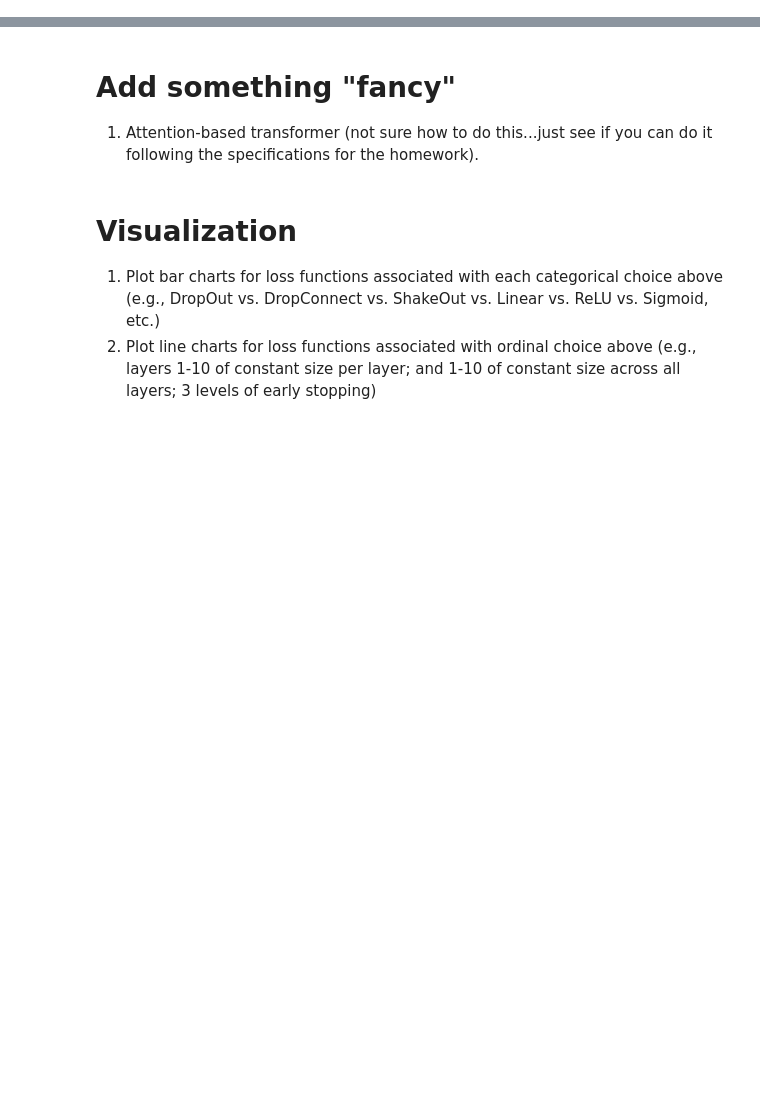
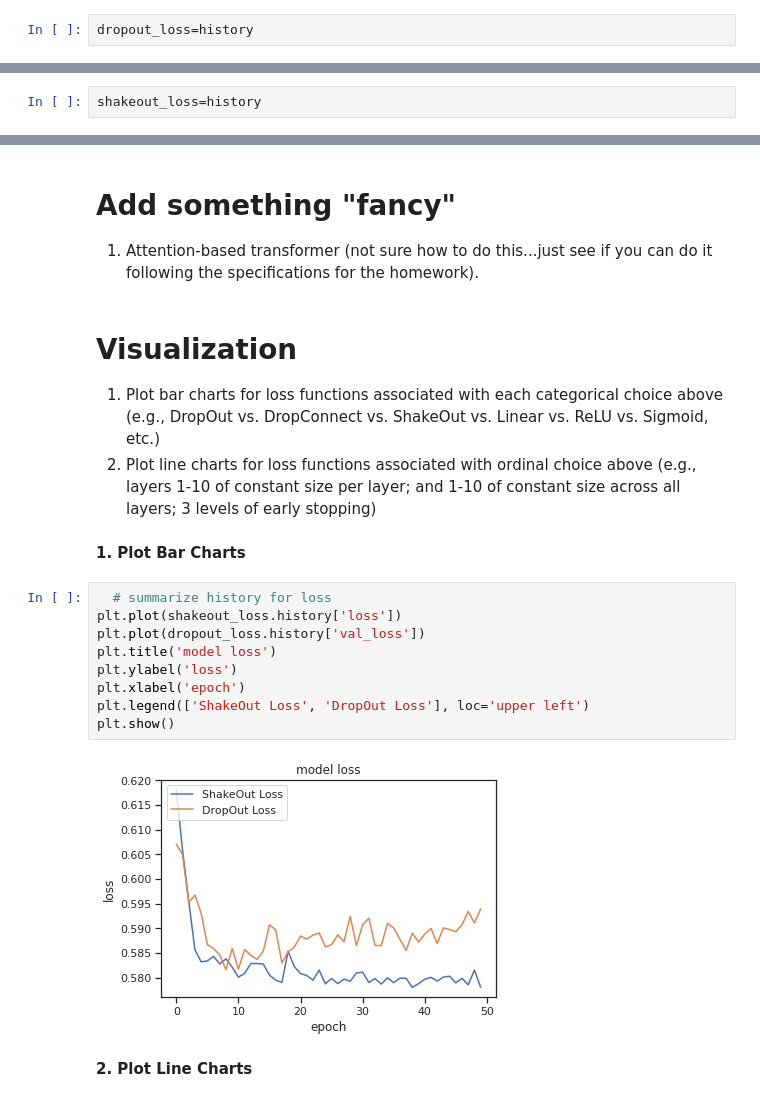
Before and after one commit to Hamza1122/Assignment_ML, a Jupyter notebook: FinalProject.ipynb, the cells around one changed output, grey strips where cells are left out. Drawn from its saved outputs; the diff is of its cells as text; blank space fills up the shorter version.

```diff
--- a/FinalProject.ipynb
+++ b/FinalProject.ipynb
@@ -885,3 +949,5 @@ Epoch 50/50
+# %%
+dropout_loss=history
 # %%
 loss_and_accuracy_graph(history)
 # %% [output]
@@ -919,3 +985,5 @@ loss_and_accuracy_graph(history)
+# %%
+shakeout_loss=history
 # %% [markdown]
 **2.Early stopping (after 2, 5 & 10 training epochs)**
 # %%
@@ -947,3 +1065,18 @@ history=model.fit(X_train,y_train,validation_data=(X_test,y_test),epochs=50,call
 # **Visualization**
 1. Plot bar charts for loss functions associated with each categorical choice above (e.g., DropOut vs. DropConnect vs. ShakeOut vs. Linear vs. ReLU vs. Sigmoid, etc.)
 2. Plot line charts for loss functions associated with ordinal choice above (e.g., layers 1-10 of constant size per layer; and 1-10 of constant size across all layers; 3 levels of early stopping)
+# %% [markdown]
+**1. Plot Bar Charts**
+# %%
+  # summarize history for loss
+plt.plot(shakeout_loss.history['loss'])
+plt.plot(dropout_loss.history['val_loss'])
+plt.title('model loss')
+plt.ylabel('loss')
+plt.xlabel('epoch')
+plt.legend(['ShakeOut Loss', 'DropOut Loss'], loc='upper left')
+plt.show()
+# %% [output]
+[figure, added]
+# %% [markdown]
+**2. Plot Line Charts**
```
Also changed, not shown: parts of 48 cells of this notebook.
